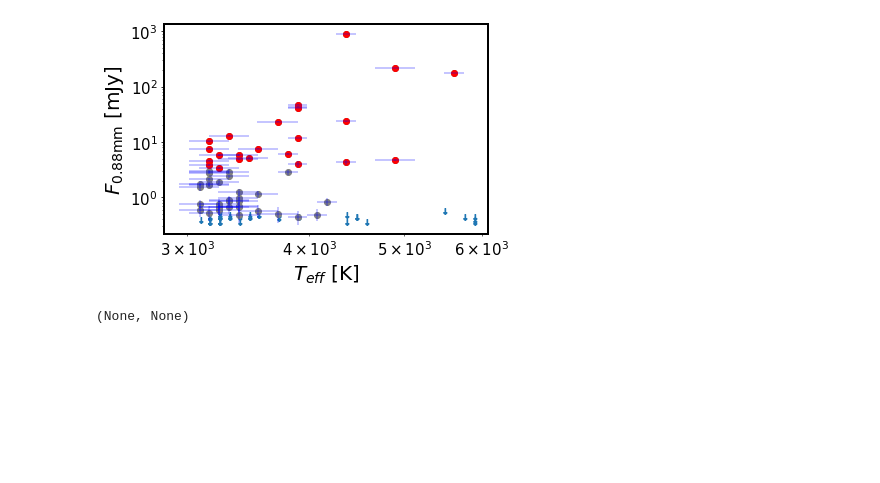
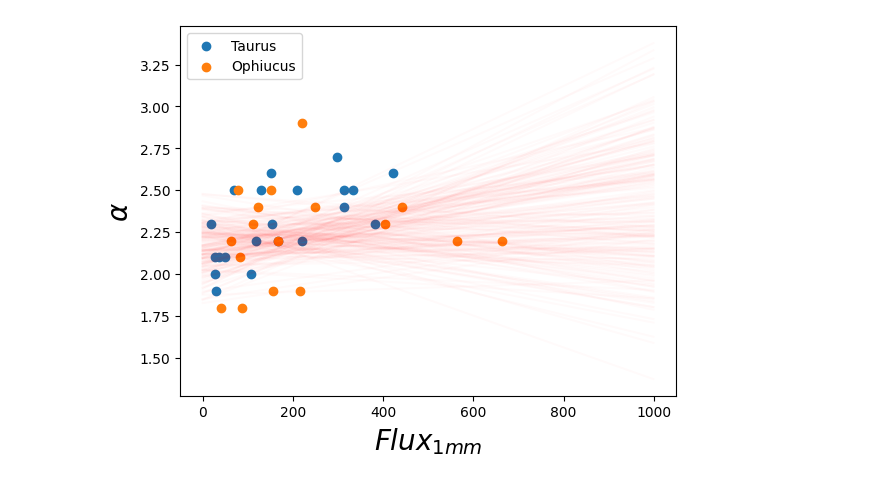
Before and after one commit to Maurone7/Upper-Sco-2022, a Jupyter notebook: scratch.ipynb, the cells around one changed output. Saved outputs shown, nothing was run; the diff lists cells and outputs as text; code cells hidden in the pictures; blank space fills up the shorter version.

Commit message:
Linmix

```diff
--- a/scratch.ipynb
+++ b/scratch.ipynb
@@ -399,32 +0,0 @@ ModuleNotFoundError: No module named 'import_ipynb'
-# %%
-
-import matplotlib.pyplot as plt
-fig, ax = plt.subplots()
-
-#set thickness axis
-plt.setp(ax.spines.values(), linewidth=2)
-
-#avoid axis labels being cut
-plt.gcf().subplots_adjust(bottom=0.15, left=0.15)
-
-#manipulate trasnparency errobars
-kwargs_errobar = {'alpha':0.3}
-
-#create down pointing arrows
-plt.scatter(arrows_temperature, arrows_fluxes, marker=r'$\downarrow$')
-
-#errorbar for arrows
-#plt.errorbar(arrows_temperature, arrows_fluxes, xerr=arrows_temperature_error_plot, ls='none')
-plt.scatter(temperature_list_barenfeld, flux_barenfeld_0_88mm, c='gray')
-plt.scatter(temperature_list_barenfeld_updated, matching_sources_flux, c='red')
-plt.errorbar(temperature_list_barenfeld, flux_barenfeld_0_88mm, yerr=flux_barenfeld_0_88_error, ls='none', c='blue',
-             **kwargs_errobar)
-plt.errorbar(temperature_list_barenfeld, flux_barenfeld_0_88mm, xerr=temperature_error, ls='none', c='blue',
-             **kwargs_errobar)
-plt.ylabel(r'$F_{0.88\rm mm}$ [mJy]', fontsize=20), plt.xlabel(r'$T_{eff}\rm\ [K]$', fontsize=20)
-plt.yscale('log'), plt.xscale('log')
-ax.tick_params(which='both', labelsize=15)
-plt.savefig('Fig 1 new'), plt.show()
-# %% [output]
-[figure, removed]
-(None, None)
@@ -430,0 +6,20 @@ plt.savefig('Fig 1 new'), plt.show()
+# %%
+from Cumulative_spectral_indices import flux_list_ophiucus_ricci_1mm, spectral_index_ophiucus, ricci_taurus_fluxes_1mm, spectral_indices_taurus, flux_barenfeld_0_88mm_updated, spectral_index_upper_sco, flux_lupus_1_mm, tazzari_lupus_spectral_indices
+
+lm = linmix.LinMix(flux_list_ophiucus_ricci_1mm, spectral_index_ophiucus, xsig[:17], ysig[:17], K=2)
+lm.run_mcmc(silent=True)
+# %%
+for i in range(0, 5000, 25):
+    xs = np.arange(0,1000)
+    ys = lm.chain[i]['alpha'] + xs * lm.chain[i]['beta']
+    plt.plot(xs, ys, color='r', alpha=0.02)
+
+plt.scatter(ricci_taurus_fluxes_1mm, spectral_indices_taurus, label='Taurus')
+plt.scatter(flux_list_ophiucus_ricci_1mm, spectral_index_ophiucus, label='Ophiucus')
+
+plt.xlabel('$Flux_{1mm}$', fontsize=20), plt.ylabel(r'$\alpha$', fontsize=20)
+plt.legend()
+ax.tick_params(which='both', labelsize=15)
+plt.show()
+# %% [output]
+[figure, added]
```
Also changed, not shown: parts of 6 cells of this notebook, 9 other files.
